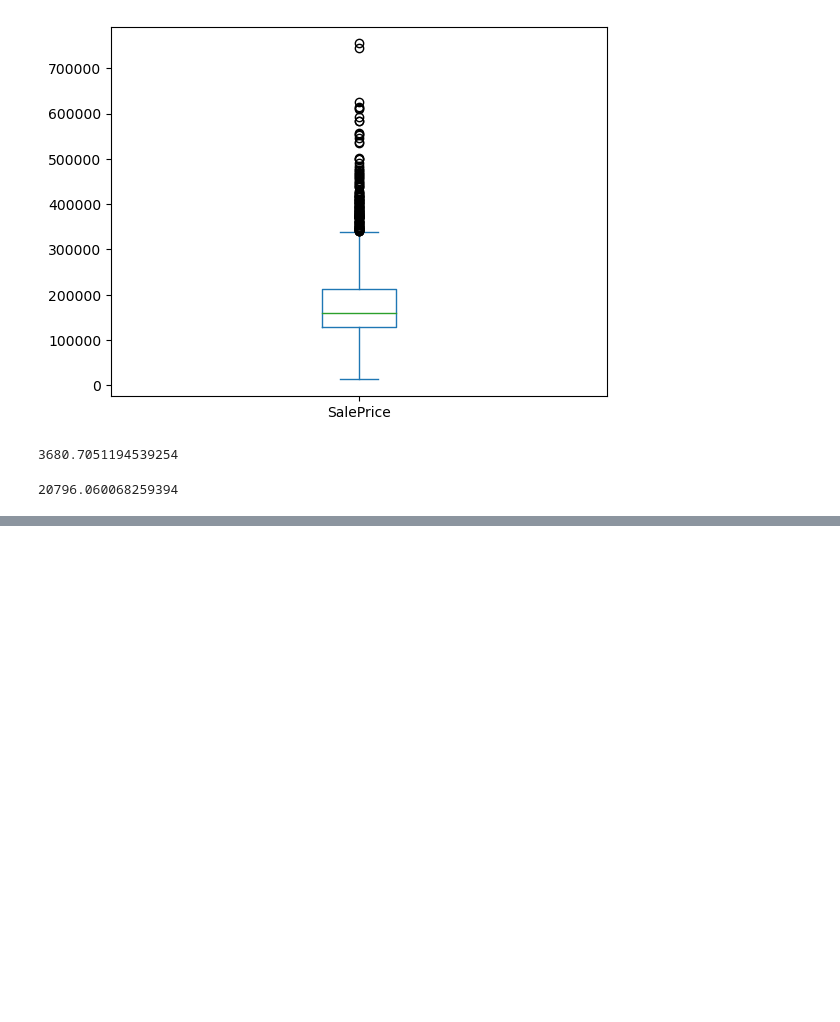
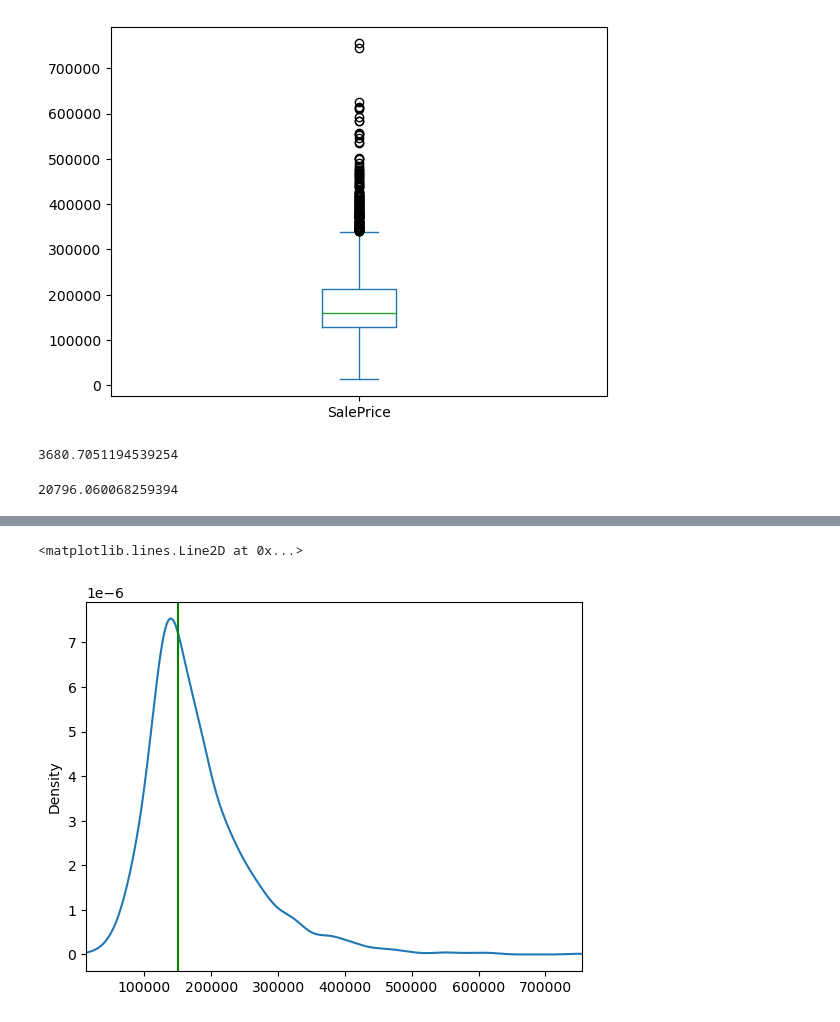
Before and after one commit to castobary/statistics, a Jupyter notebook: 06_module.ipynb, the cells around one changed output, grey strips where cells are left out. Cells and saved outputs as stored; diff of their text form; code cells hidden in the pictures; blank space fills up the shorter version.

```diff
--- a/06_module.ipynb
+++ b/06_module.ipynb
@@ -338,0 +481,9 @@ saleprice_difference
+# %%
+houses['SalePrice'].plot.kde(xlim = (houses['SalePrice'].min(),
+                                  houses['SalePrice'].max()))
+
+import matplotlib.pyplot as plt
+plt.axvline(150000, color = 'Green')
+# %% [output]
+<matplotlib.lines.Line2D at 0x...>
+[figure, added]
```
Also changed, not shown: parts of 24 cells of this notebook, 2 other files.
